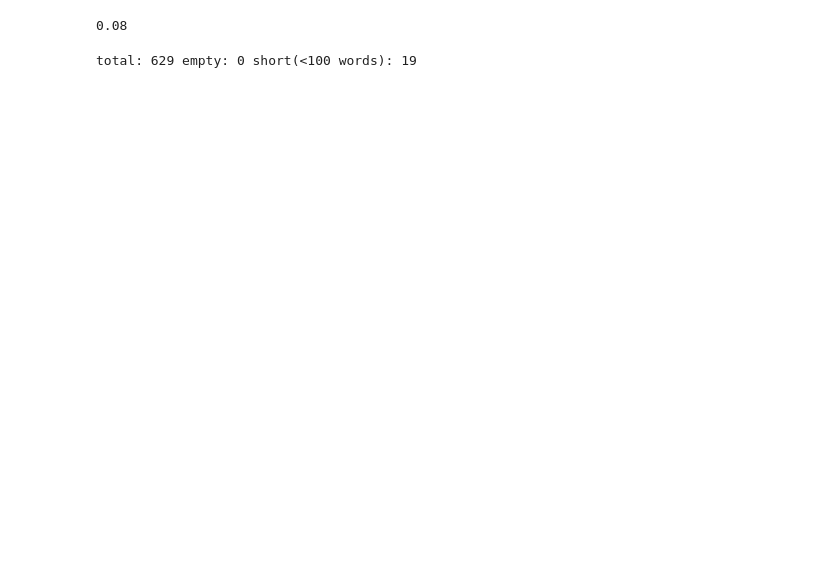
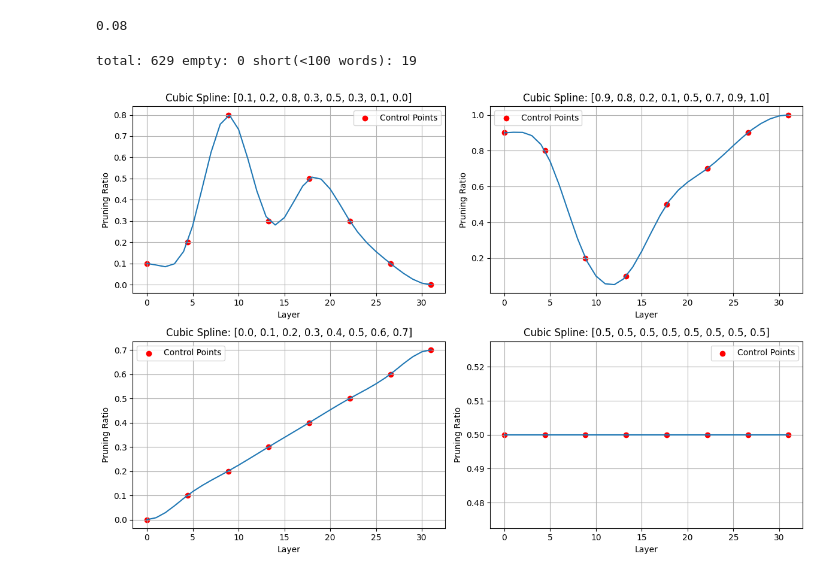
Before and after one commit to jakub-szafranski/rlp, a Jupyter notebook: aa.ipynb, the cells around one changed output. Drawn from its saved outputs; the diff is of its cells as text; code cells hidden in the pictures; blank space fills up the shorter version.

```diff
--- a/aa.ipynb
+++ b/aa.ipynb
@@ -25,0 +102,26 @@ total: 629 empty: 0 short(<100 words): 19
+# %%
+# Cubic B-Splines Visualization
+curve_gen = PruningCurveParametrization(num_layers=32, num_control_points=8)
+
+fig, axes = plt.subplots(2, 2, figsize=(12, 8))
+actions = [
+    [0.1, 0.2, 0.8, 0.3, 0.5, 0.3, 0.1, 0.0],  # U-shape
+    [0.9, 0.8, 0.2, 0.1, 0.5, 0.7, 0.9, 1.0],  # Inverted U
+    [0.0, 0.1, 0.2, 0.3, 0.4, 0.5, 0.6, 0.7],  # Linear increase
+    [0.5, 0.5, 0.5, 0.5, 0.5, 0.5, 0.5, 0.5],  # Flat
+]
+
+for ax, action in zip(axes.flatten(), actions):
+    ratios = curve_gen.get_layer_ratios(np.array(action))
+    ax.plot(range(32), ratios)
+    ax.scatter(curve_gen.x_control, action, color='red', label='Control Points')
+    ax.set_title(f'Cubic Spline: {action}')
+    ax.set_xlabel('Layer')
+    ax.set_ylabel('Pruning Ratio')
+    ax.grid(True)
+    ax.legend()
+
+plt.tight_layout()
+plt.show()
+# %% [output]
+[figure, added]
```
Also changed, not shown: parts of 6 cells of this notebook, 4 other files.
